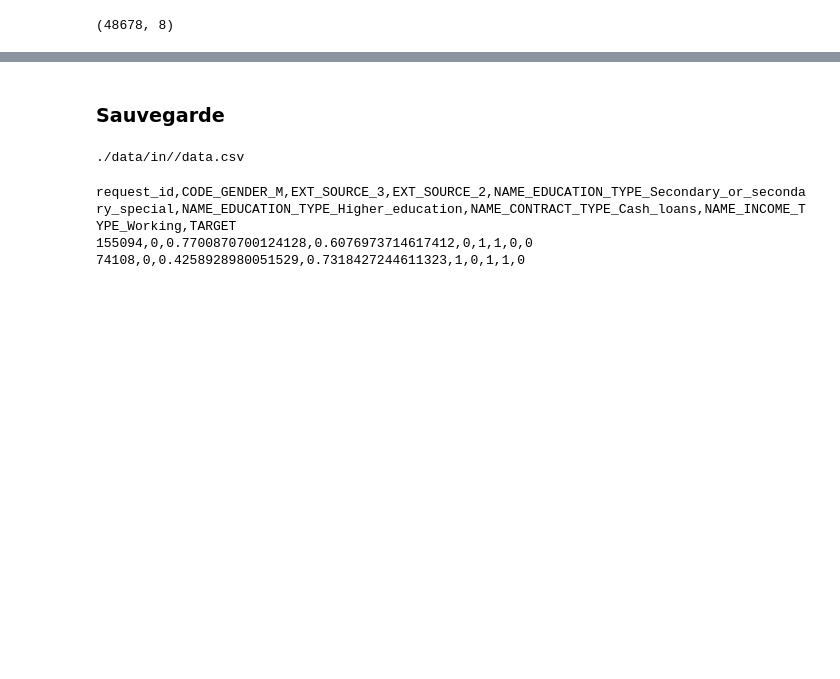
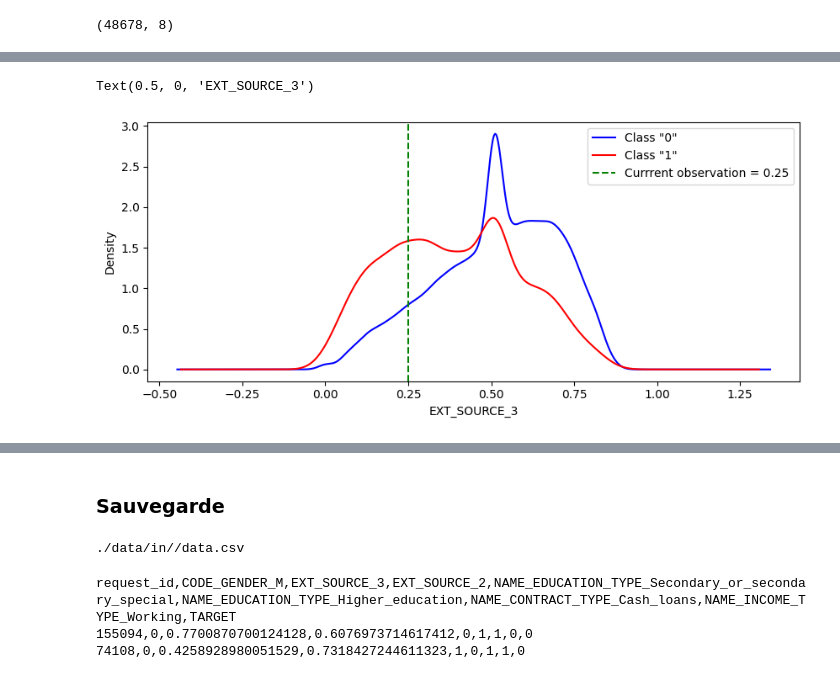
Before and after one commit to JeanRosselVallee/project_8, a Jupyter notebook: project_8_preparatory.ipynb, the cells around one changed output, grey strips where cells are left out. Saved outputs shown, nothing was run; the diff lists cells and outputs as text; code cells hidden in the pictures; blank space fills up the shorter version.

```diff
--- a/project_8_preparatory.ipynb
+++ b/project_8_preparatory.ipynb
@@ -181,0 +246,4 @@ df_data.shape
+# %%
+df_data_0 = df_data[df_data['TARGET']==0]
+df_data_1 = df_data[df_data['TARGET']==1]
+df_data_0.head(1)
@@ -181,0 +254,12 @@ df_data.shape
+# %%
+x_curr = 0.25
+str_feature = 'EXT_SOURCE_3'
+fig, ax = plt.subplots(figsize=(10, 4))
+df_data_0[str_feature].plot.kde(ax=ax, color='blue', label='Class "0"')
+df_data_1[str_feature].plot.kde(ax=ax, color='red' , label='Class "1"')
+ax.axvline(x=x_curr, color='green', linestyle='--', label=f'Currrent observation = {x_curr}')
+ax.legend()
+ax.set_xlabel(str_feature)
+# %% [output]
+Text(0.5, 0, 'EXT_SOURCE_3')
+[figure, added]
```
Also changed, not shown: parts of 27 cells of this notebook, 6 other files.
